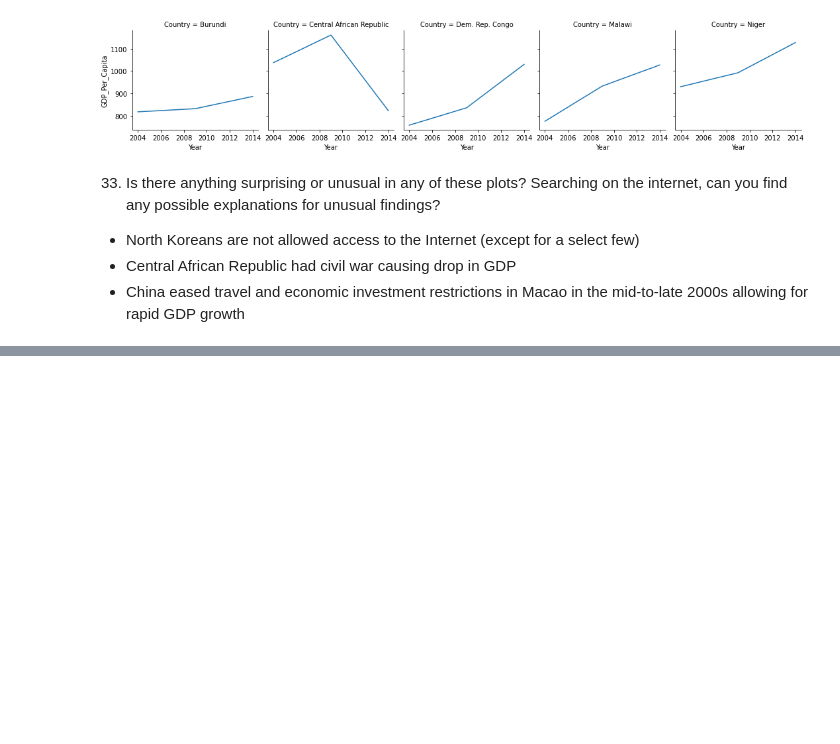
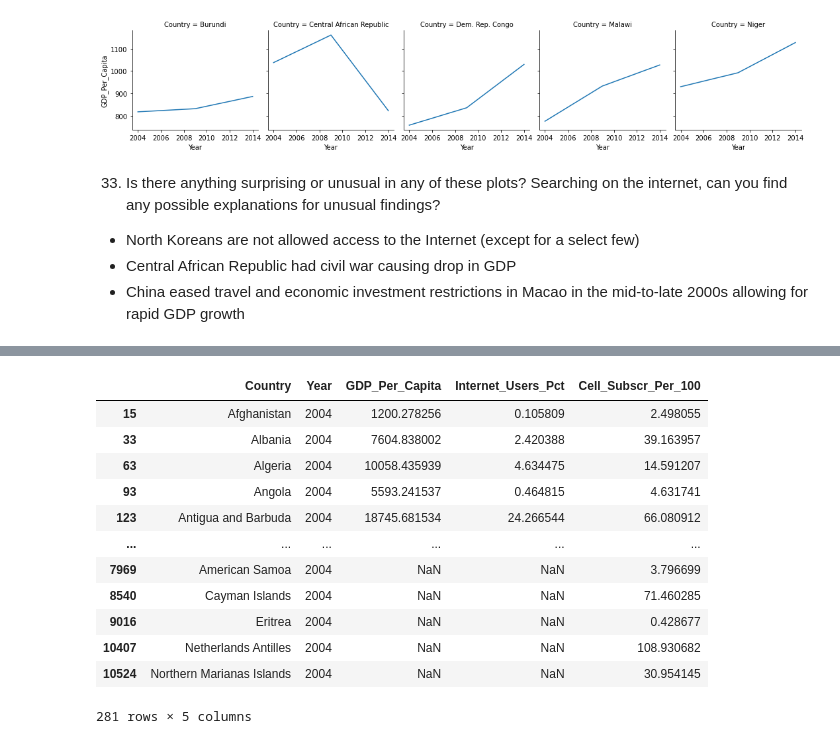
Before and after one commit to NSS-Data-Analytics-Cohort-7/gdp-and-internet-usage-PrestonSpencer, a Jupyter notebook: Notebooks/gdp_internet_project.ipynb, the cells around one changed output, grey strips where cells are left out. Cells and saved outputs as stored; diff of their text form; code cells hidden in the pictures; blank space fills up the shorter version.

```diff
--- a/Notebooks/gdp_internet_project.ipynb
+++ b/Notebooks/gdp_internet_project.ipynb
@@ -627,0 +578,19 @@ plt.show()
+# %%
+mobile_2004 = gdp_internet_mobile_use[(gdp_internet_mobile_use["Year"] == 2004)]
+mobile_2009 = gdp_internet_mobile_use[(gdp_internet_mobile_use["Year"] == 2009)]
+mobile_2014 = gdp_internet_mobile_use[(gdp_internet_mobile_use["Year"] == 2014)]
+mobile_2004
+# %% [output]
+|  | Country | Year | GDP_Per_Capita | Internet_Users_Pct | Cell_Subscr_Per_100 |
+| 15 | Afghanistan | 2004 | 1200.278256 | 0.105809 | 2.498055 |
+| 33 | Albania | 2004 | 7604.838002 | 2.420388 | 39.163957 |
+| 63 | Algeria | 2004 | 10058.435939 | 4.634475 | 14.591207 |
+| 93 | Angola | 2004 | 5593.241537 | 0.464815 | 4.631741 |
+| 123 | Antigua and Barbuda | 2004 | 18745.681534 | 24.266544 | 66.080912 |
+| ... | ... | ... | ... | ... | ... |
+| 7969 | American Samoa | 2004 | NaN | NaN | 3.796699 |
+| 8540 | Cayman Islands | 2004 | NaN | NaN | 71.460285 |
+| 9016 | Eritrea | 2004 | NaN | NaN | 0.428677 |
+| 10407 | Netherlands Antilles | 2004 | NaN | NaN | 108.930682 |
+| 10524 | Northern Marianas Islands | 2004 | NaN | NaN | 30.954145 |
+281 rows × 5 columns
```
Also changed, not shown: parts of 25 cells of this notebook.
